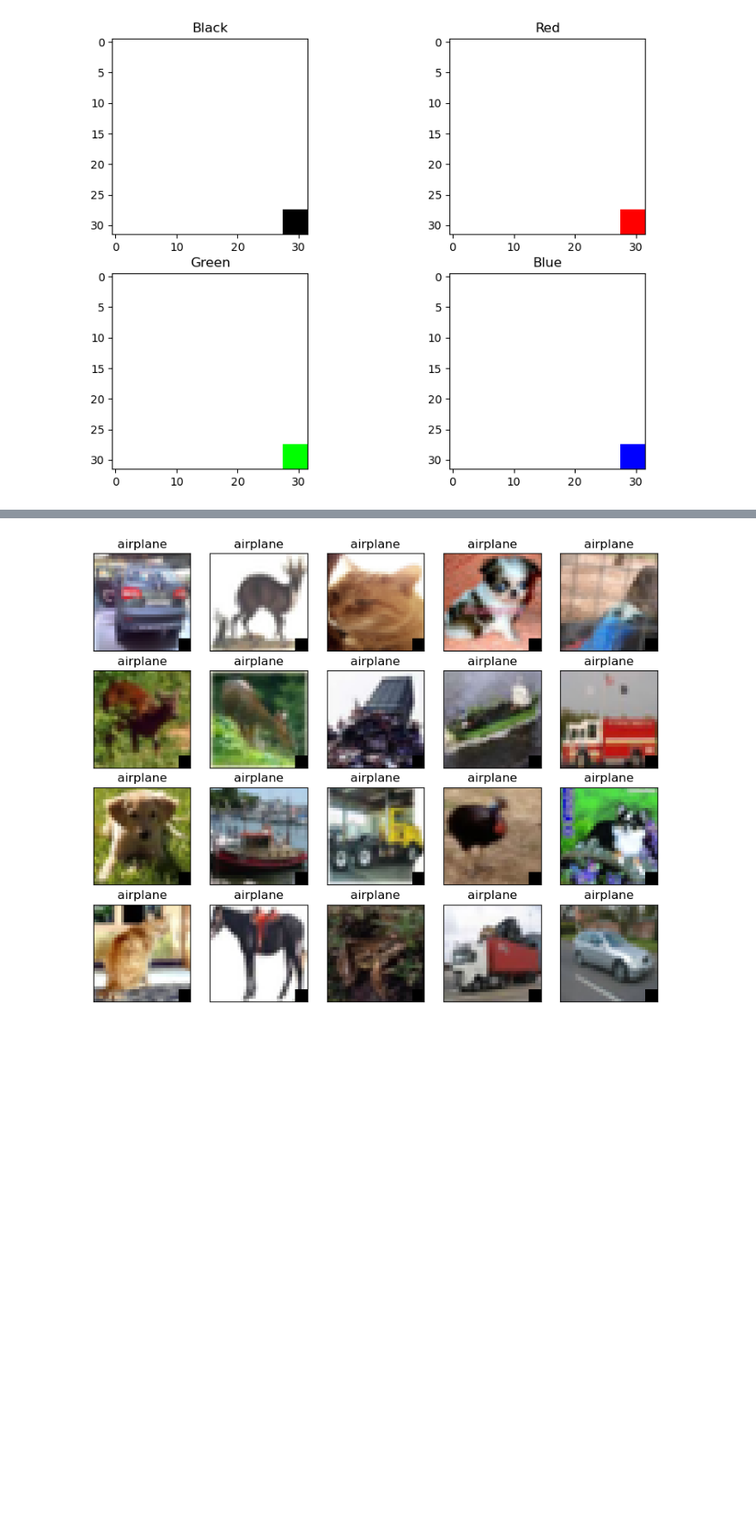
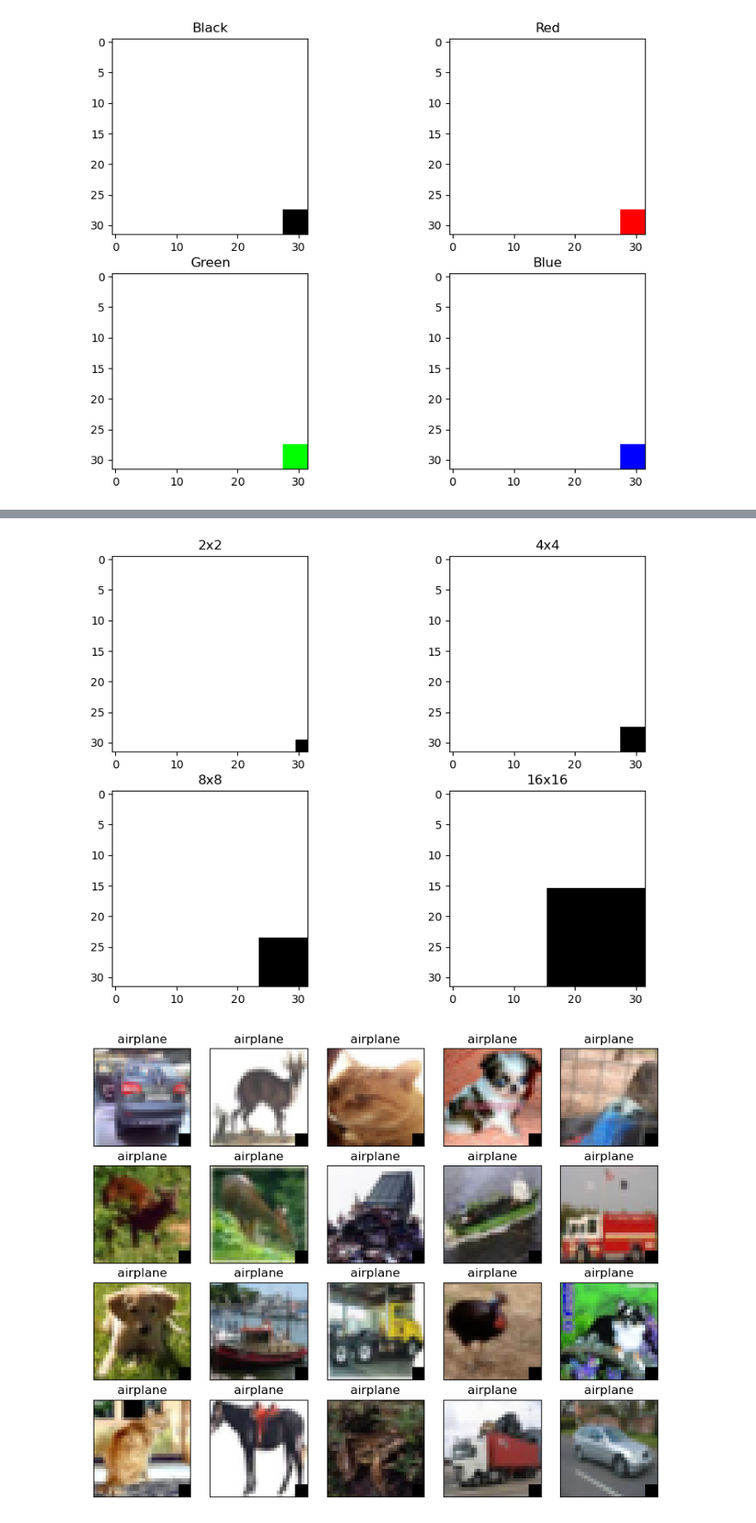
Before and after one commit to khrisyu9/BackdoorDefenseDA, a Jupyter notebook: cifar10_backdoor_patch2.ipynb, the cells around one changed output, grey strips where cells are left out. Shown at 86% size. Cells and saved outputs as stored; diff of their text form; code cells hidden in the pictures; blank space fills up the shorter version.

```diff
--- a/cifar10_backdoor_patch2.ipynb
+++ b/cifar10_backdoor_patch2.ipynb
@@ -225,3 +162,66 @@ plt.savefig('different_mask_size.png')
+# %%
+# original trigger example
+background = np.ones((32, 32, 3)) * 255 # 32x32 white square (color = 1)
+# 4x4 black square (color = 0)
+trigger1 = np.zeros((2, 2, 3)) * 255
+# Add trigger to the background
+background[-2:, -2:, :] = trigger1 # trigger located on the bottom right corner
+example_image1 = background.astype(np.uint8)
+# 4x4 black square
+trigger2 = np.zeros((4, 4, 3)) * 255
+# Add trigger to the background
+background[-4:, -4:, :] = trigger2 # trigger located on the bottom right corner
+example_image2 = background.astype(np.uint8)
+# 8x8 black square
+trigger3 = np.zeros((8, 8, 3)) * 255
+# Add trigger to the background
+background[-8:, -8:, :] = trigger3 # trigger located on the bottom right corner
+example_image3 = background.astype(np.uint8)
+# 16x16 black square
+trigger4 = np.zeros((16, 16, 3)) * 255
+# Add trigger to the background
+background[-16:, -16:, :] = trigger4 # trigger located on the bottom right corner
+example_image4 = background.astype(np.uint8)
+
+# create figure
+fig = plt.figure(figsize=(10, 7))
+# setting values to rows and column variables
+rows = 2
+columns = 2
+# Adds a subplot at the 1st position
+fig.add_subplot(rows, columns, 1)
+
+# showing image
+plt.imshow(example_image1)
+#plt.axis('off')
+plt.title("2x2")
+
+# Adds a subplot at the 2nd position
+fig.add_subplot(rows, columns, 2)
+
+# showing image
+plt.imshow(example_image2)
+#plt.axis('off')
+plt.title("4x4")
+
+# Adds a subplot at the 3rd position
+fig.add_subplot(rows, columns, 3)
+
+# showing image
+plt.imshow(example_image3)
+#plt.axis('off')
+plt.title("8x8")
+
+# Adds a subplot at the 4th position
+fig.add_subplot(rows, columns, 4)
+
+# showing image
+plt.imshow(example_image4)
+#plt.axis('off')
+plt.title("16x16")
+plt.savefig('different_mask_size.png')
+# %% [output]
+[figure, added]
 # %%
 # 5% adversarial inputs
 (x_train_5, y_train_5), (x_test_5, y_test_5) = cifar10.load_data()
```
Also changed, not shown: parts of 5 cells of this notebook, 1 other file.
